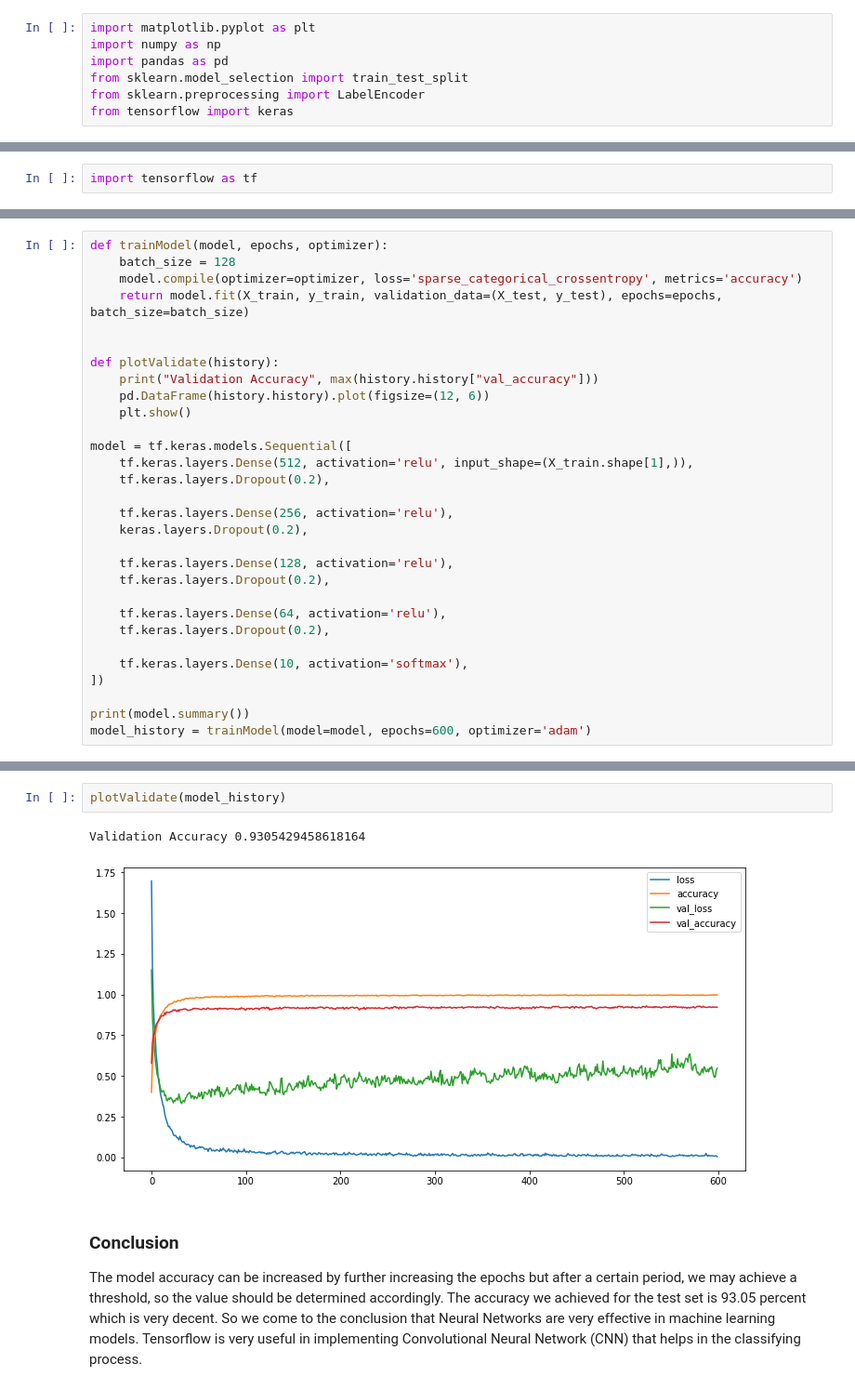
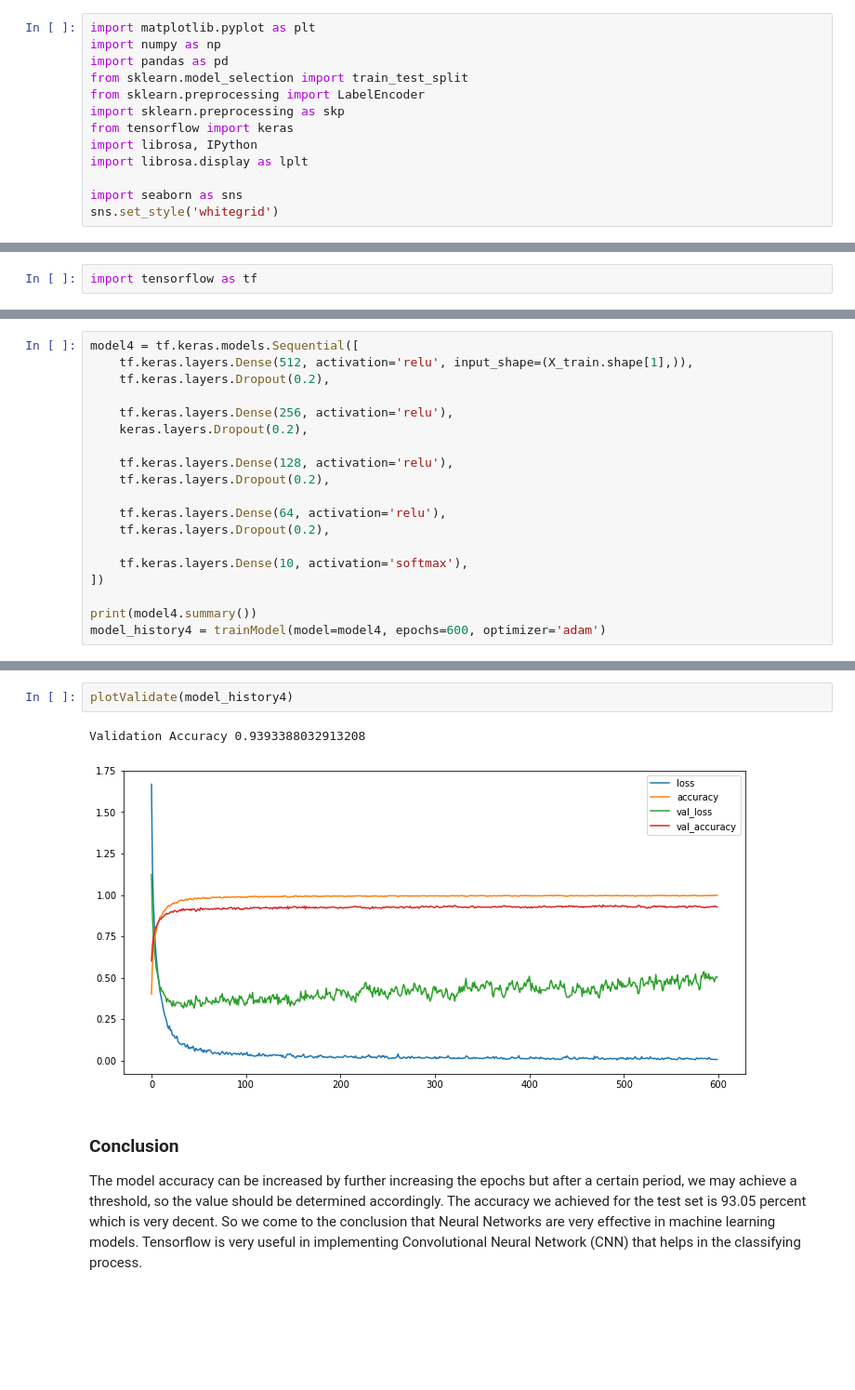
Before and after one commit to Blind-Striker/swe584-music-genre-classification, a Jupyter notebook: genreClassification.ipynb, the cells around one changed output, grey strips where cells are left out. Shown at 93% size. Drawn from its saved outputs; the diff is of its cells as text; blank space fills up the shorter version.

Commit message:
add new plots

```diff
--- a/genreClassification.ipynb
+++ b/genreClassification.ipynb
@@ -4,7 +4,13 @@ import numpy as np
 import pandas as pd
 from sklearn.model_selection import train_test_split
 from sklearn.preprocessing import LabelEncoder
+import sklearn.preprocessing as skp
 from tensorflow import keras
+import librosa, IPython
+import librosa.display as lplt
+
+import seaborn as sns
+sns.set_style('whitegrid')
 # %% [markdown]
 ### Dataset Inspection
 # %%
@@ -94,16 +358,5 @@ import tensorflow as tf
 # %%
-def trainModel(model, epochs, optimizer):
-    batch_size = 128
-    model.compile(optimizer=optimizer, loss='sparse_categorical_crossentropy', metrics='accuracy')
-    return model.fit(X_train, y_train, validation_data=(X_test, y_test), epochs=epochs, batch_size=batch_size)
-
-
-def plotValidate(history):
-    print("Validation Accuracy", max(history.history["val_accuracy"]))
-    pd.DataFrame(history.history).plot(figsize=(12, 6))
-    plt.show()
-
-model = tf.keras.models.Sequential([
+model4 = tf.keras.models.Sequential([
     tf.keras.layers.Dense(512, activation='relu', input_shape=(X_train.shape[1],)),
     tf.keras.layers.Dropout(0.2),
 
@@ -119,5 +372,5 @@ model = tf.keras.models.Sequential([
     tf.keras.layers.Dense(10, activation='softmax'),
 ])
 
-print(model.summary())
-model_history = trainModel(model=model, epochs=600, optimizer='adam')
+print(model4.summary())
+model_history4 = trainModel(model=model4, epochs=600, optimizer='adam')
@@ -124,8 +395,8 @@ model_history = trainModel(model=model, epochs=600, optimizer='adam')
 # %%
-plotValidate(model_history)
+plotValidate(model_history4)
 # %% [output]
-Validation Accuracy 0.9305429458618164
+Validation Accuracy 0.9393388032913208
-[figure, old version]
+[figure, new version]
 # %% [markdown]
 ### Conclusion
 The model accuracy can be increased by further increasing the epochs but after a certain period, we may achieve a threshold, so the value should be determined accordingly. The accuracy we achieved for the test set is 93.05 percent which is very decent. So we come to the conclusion that Neural Networks are very effective in machine learning models. Tensorflow is very useful in implementing Convolutional Neural Network (CNN) that helps in the classifying process.
```
Also changed, not shown: parts of 24 cells of this notebook, 2 other files.
